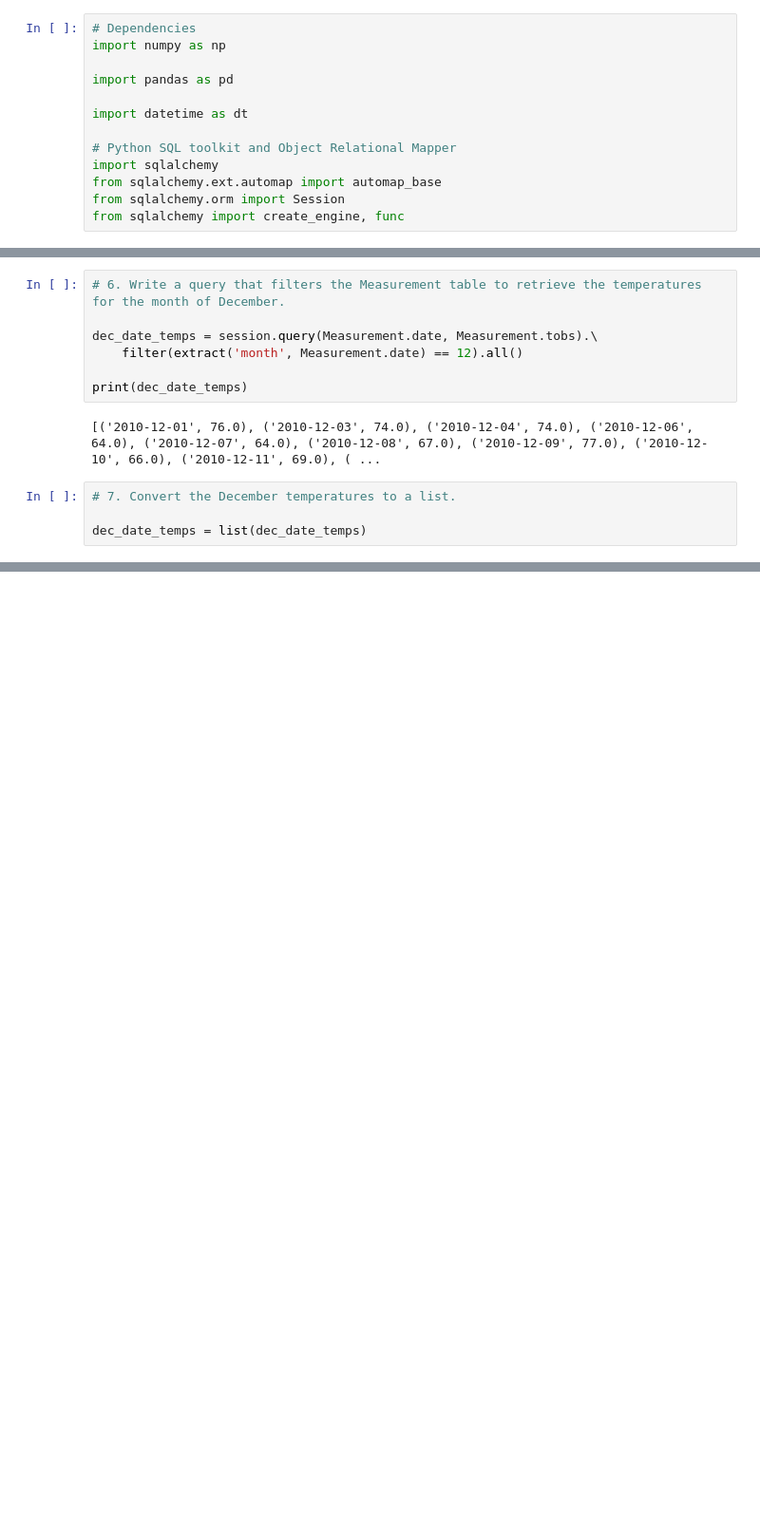
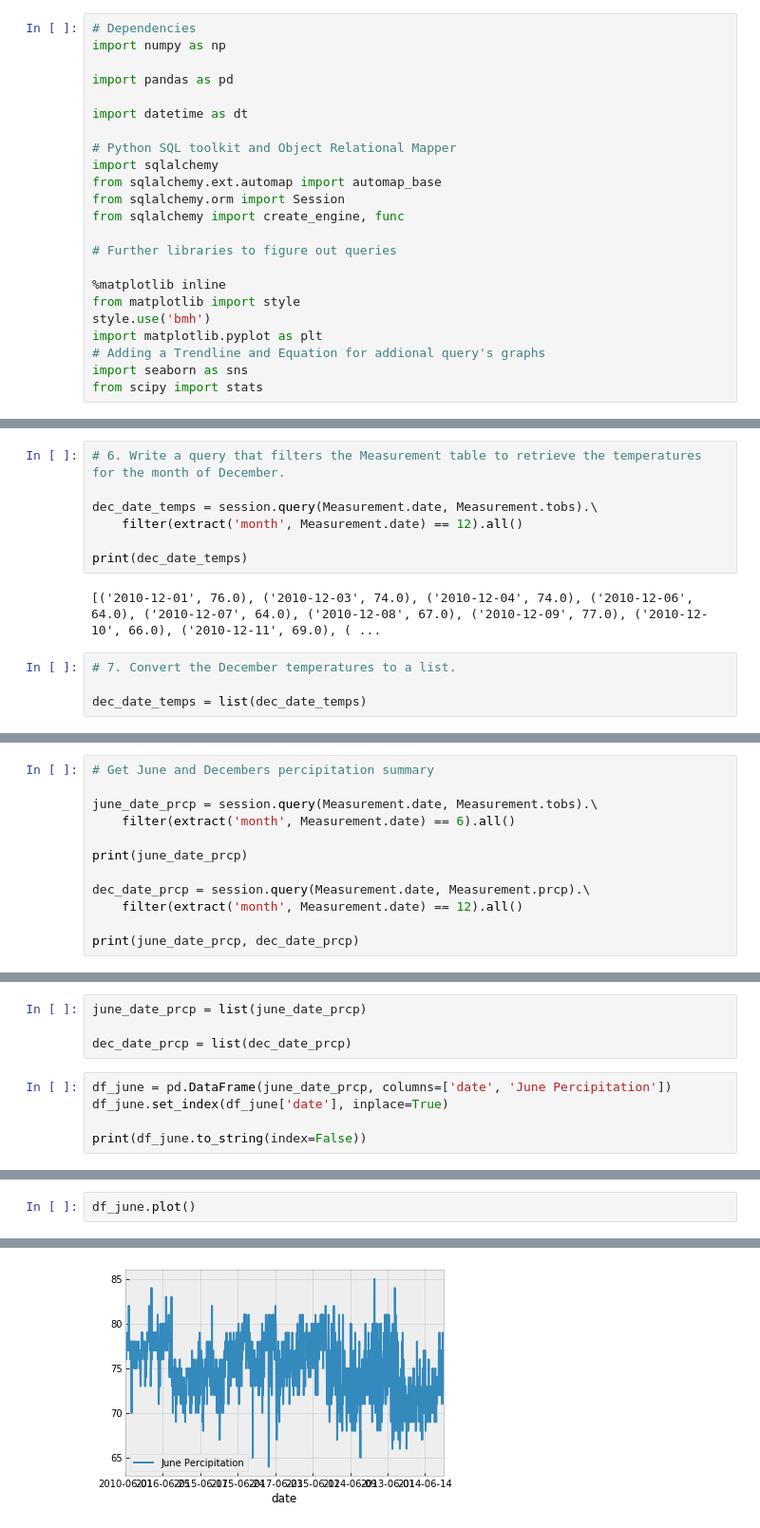
Before and after one commit to HackUnit/surfs_up, a Jupyter notebook: SurfsUp_Challenge.ipynb, the cells around one changed output, grey strips where cells are left out. Shown at 95% size. Cells and saved outputs as stored; diff of their text form; blank space fills up the shorter version.

```diff
--- a/SurfsUp_Challenge.ipynb
+++ b/SurfsUp_Challenge.ipynb
@@ -11,6 +11,16 @@ import sqlalchemy
 from sqlalchemy.ext.automap import automap_base
 from sqlalchemy.orm import Session
 from sqlalchemy import create_engine, func
+
+# Further libraries to figure out queries
+
+%matplotlib inline
+from matplotlib import style
+style.use('bmh')
+import matplotlib.pyplot as plt
+# Adding a Trendline and Equation for addional query's graphs
+import seaborn as sns
+from scipy import stats
 # %%
 engine = create_engine("sqlite:///hawaii.sqlite")
 
@@ -135,3 +145,15 @@ df.describe()
 | 50% | 71.000000 |
 | 75% | 74.000000 |
 | max | 83.000000 |
+# %%
+# Get June and Decembers percipitation summary
+
+june_date_prcp = session.query(Measurement.date, Measurement.tobs).\
+    filter(extract('month', Measurement.date) == 6).all()
+
+print(june_date_prcp)
+
+dec_date_prcp = session.query(Measurement.date, Measurement.prcp).\
+    filter(extract('month', Measurement.date) == 12).all()
+
+print(june_date_prcp, dec_date_prcp)
@@ -137,0 +163,9 @@ df.describe()
+# %%
+june_date_prcp = list(june_date_prcp)
+
+dec_date_prcp = list(dec_date_prcp)
+# %%
+df_june = pd.DataFrame(june_date_prcp, columns=['date', 'June Percipitation'])
+df_june.set_index(df_june['date'], inplace=True)
+
+print(df_june.to_string(index=False))
@@ -137,0 +213,3 @@ df.describe()
+# %%
+df_june.plot()
+# %% [output]
@@ -137,0 +217 @@ df.describe()
+[figure, added]
```
Also changed, not shown: parts of 9 cells of this notebook.
